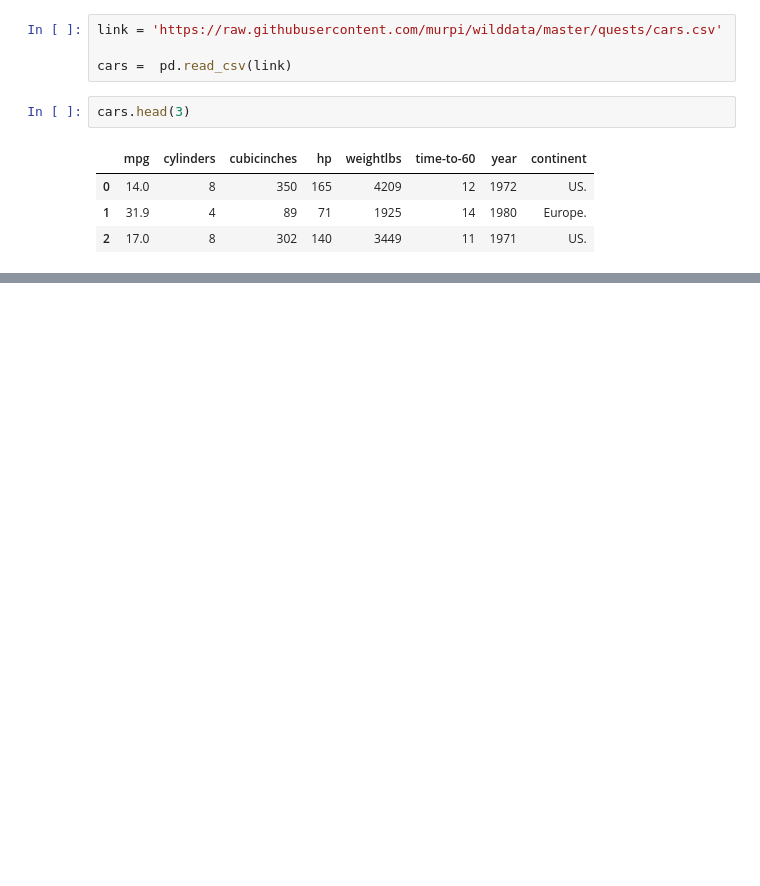
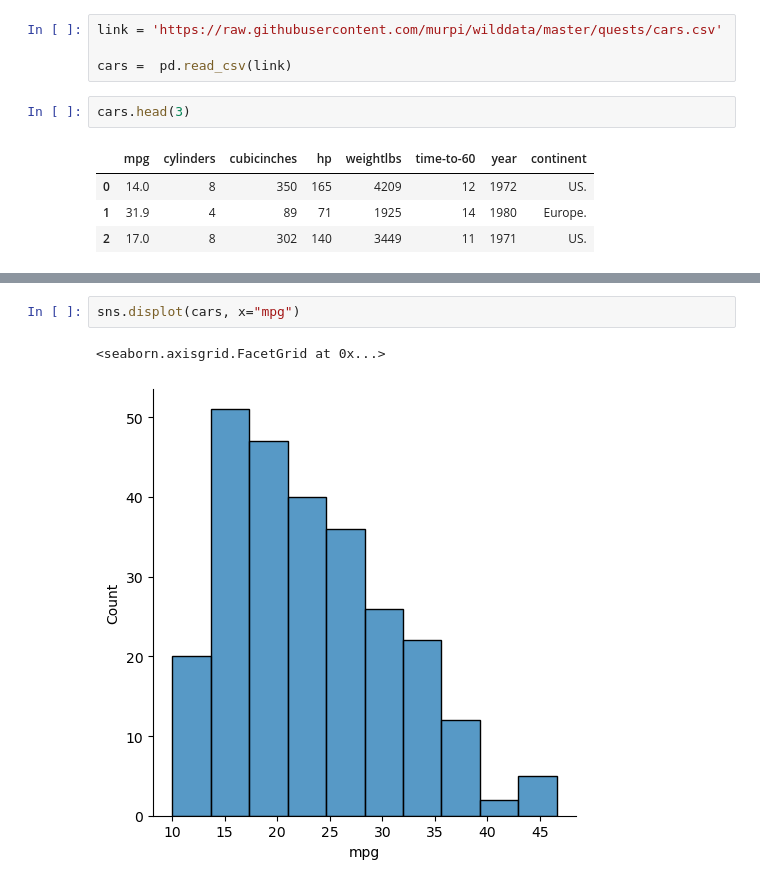
Before and after one commit to celeste-daleo/streamLit, a Jupyter notebook: cars.ipynb, the cells around one changed output, grey strips where cells are left out. Saved outputs shown, nothing was run; the diff lists cells and outputs as text; blank space fills up the shorter version.

```diff
--- a/cars.ipynb
+++ b/cars.ipynb
@@ -20,0 +28,5 @@ sns.heatmap(cars.iloc[:, :-2])
+# %%
+sns.displot(cars, x="mpg")
+# %% [output]
+<seaborn.axisgrid.FacetGrid at 0x...>
+[figure, added]
```
Also changed, not shown: parts of 5 cells of this notebook, 2 other files.
